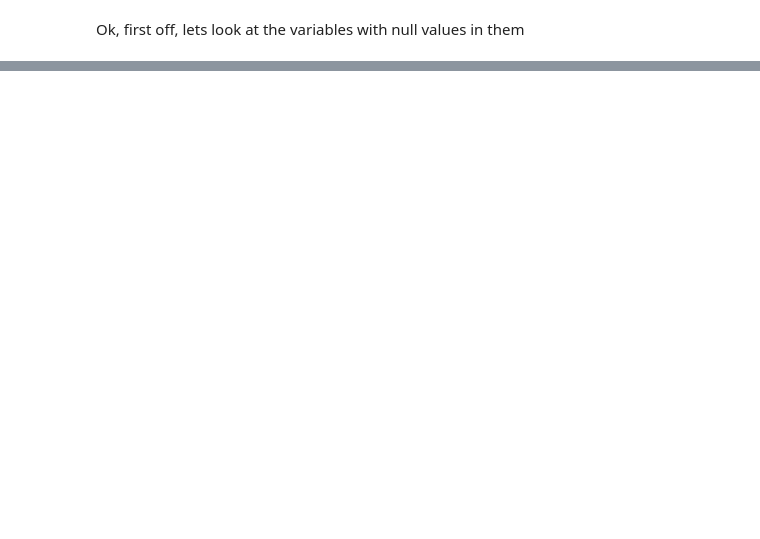
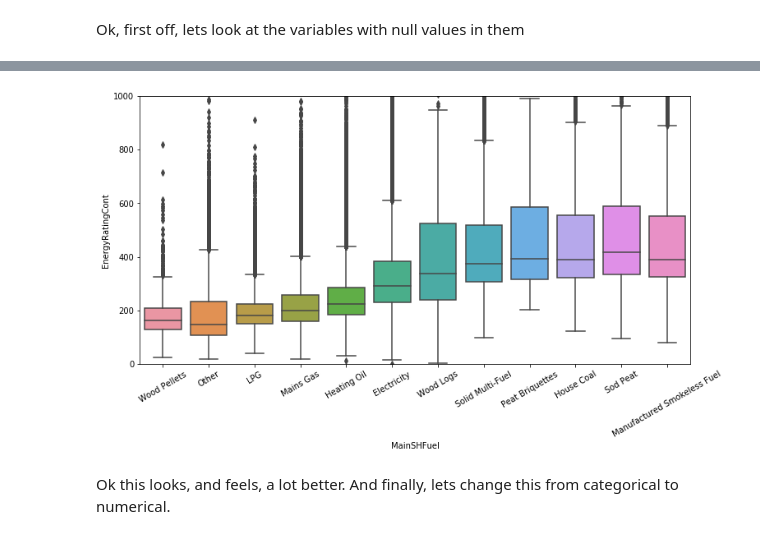
Before and after one commit to mcsweena/AIB-Datahack-2016, a Jupyter notebook: Part2-Deeper-Data-Exploration.ipynb, the cells around one changed output, grey strips where cells are left out. Drawn from its saved outputs; the diff is of its cells as text; code cells hidden in the pictures; blank space fills up the shorter version.

```diff
--- a/Part2-Deeper-Data-Exploration.ipynb
+++ b/Part2-Deeper-Data-Exploration.ipynb
@@ -46,0 +216,2 @@ AttributeError: 'str' object has no attribute 'isnull'
+# %%
+df['GroundFloorArea'] = df['GroundFloorArea'].apply(lambda x: float(x[:-5]))
@@ -46,0 +220,4 @@ AttributeError: 'str' object has no attribute 'isnull'
+# %%
+df['MainSHFuel'].fillna('Other', inplace=True)
+df['MainSHFuel'] = df['MainSHFuel'].apply(lambda x: x.strip())
+df['MainSHFuel'].unique()
@@ -46,0 +266,13 @@ AttributeError: 'str' object has no attribute 'isnull'
+# %%
+elec = ['Electricity - On-peak Night-Ra', 'Electricity - Standard Domesti',
+       'Electricity - Off-peak Night-R']
+df['MainSHFuel'].replace(elec, 'Electricity', inplace=True)
+
+wood = ['Wood Pellets (bulk supply for', 'Wood Pellets (in bags for seco', 'Wood Chips']
+df['MainSHFuel'].replace(wood, 'Wood Pellets', inplace=True)
+# %%
+lpg = ['Bulk LPG (propane or butane)', 'Bottled LPG']
+df['MainSHFuel'].replace(lpg, 'LPG', inplace=True)
+
+other = ['Biodiesel from renewable sourc', 'Anthracite']
+df['MainSHFuel'].replace(other, 'Other', inplace=True)
@@ -46,0 +295,13 @@ AttributeError: 'str' object has no attribute 'isnull'
+# %%
+new_MainSHFuel_sort = df.groupby(['MainSHFuel']).mean().to_dict()['EnergyRatingCont']
+new_MainSHFuel_sort = sorted(new_MainSHFuel_sort, key=new_MainSHFuel_sort.get)
+
+var = 'MainSHFuel'
+f, ax = plt.subplots(figsize=(12, 6))
+fig = sns.boxplot(x=var, y="EnergyRatingCont", data=df, order=new_MainSHFuel_sort)
+fig.set_xticklabels(ax.get_xticklabels(),rotation=30)
+fig.axis(ymin=0, ymax=1000);
+# %% [output]
+[figure, added]
+# %% [markdown]
+Ok this looks, and feels, a lot better. And finally, lets change this from categorical to numerical.
```
Also changed, not shown: parts of 80 cells of this notebook, 1 other file.
